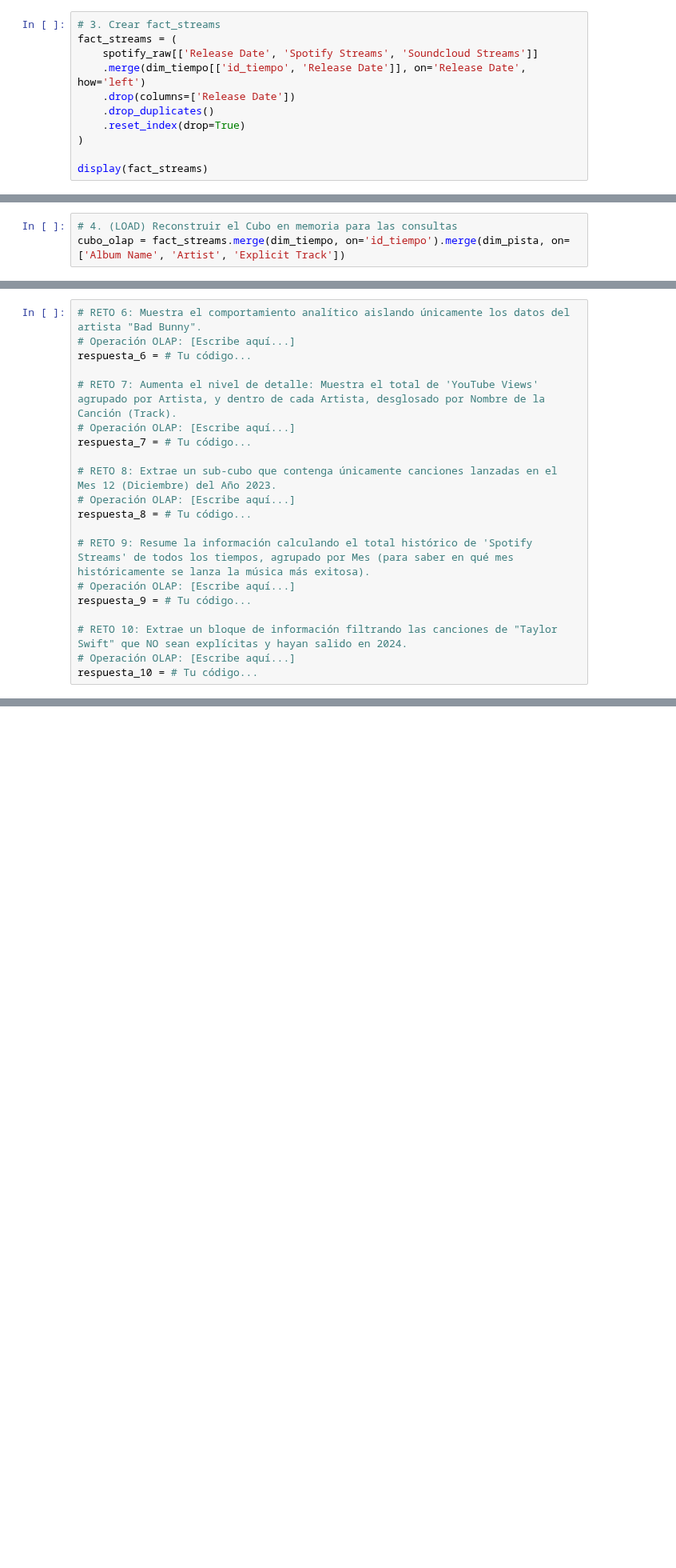
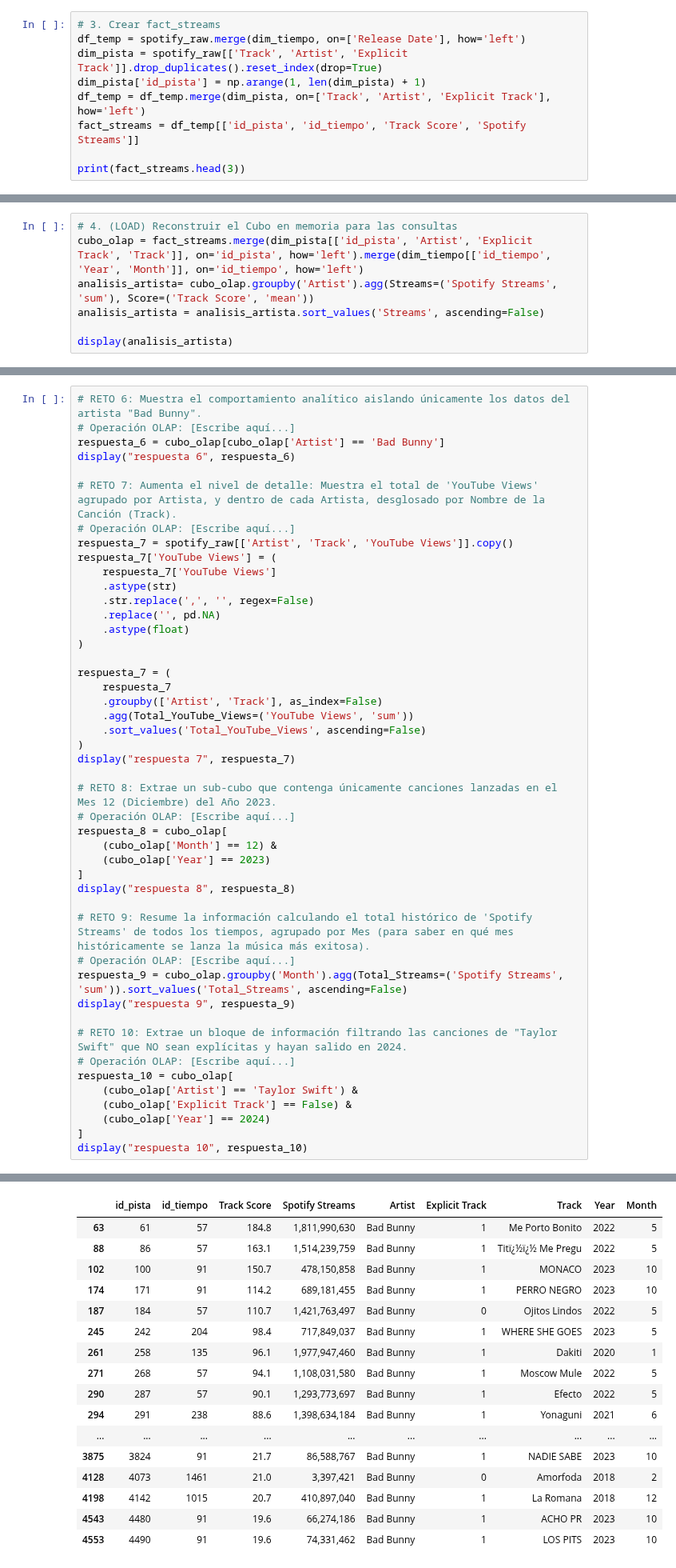
Before and after one commit to KllrMomo/DataMining, a Jupyter notebook: Parcial #2/03-OLAP_operations_exercise.ipynb, the cells around one changed output, grey strips where cells are left out. Shown at 80% size. Saved outputs shown, nothing was run; the diff lists cells and outputs as text; blank space fills up the shorter version.

Commit message:
05 Oct - OLAP en Spotify Terminado

```diff
--- a/Parcial #2/03-OLAP_operations_exercise.ipynb
+++ b/Parcial #2/03-OLAP_operations_exercise.ipynb
@@ -83,13 +90,11 @@ display(dim_pista)
 4176 rows × 3 columns
 # %%
 # 3. Crear fact_streams
-fact_streams = (
-    spotify_raw[['Release Date', 'Spotify Streams', 'Soundcloud Streams']]
-    .merge(dim_tiempo[['id_tiempo', 'Release Date']], on='Release Date', how='left')
-    .drop(columns=['Release Date'])
-    .drop_duplicates()
-    .reset_index(drop=True)
-)
+df_temp = spotify_raw.merge(dim_tiempo, on=['Release Date'], how='left')
+dim_pista = spotify_raw[['Track', 'Artist', 'Explicit Track']].drop_duplicates().reset_index(drop=True)
+dim_pista['id_pista'] = np.arange(1, len(dim_pista) + 1)
+df_temp = df_temp.merge(dim_pista, on=['Track', 'Artist', 'Explicit Track'], how='left')
+fact_streams = df_temp[['id_pista', 'id_tiempo', 'Track Score', 'Spotify Streams']]
 
-display(fact_streams)
+print(fact_streams.head(3))
 # %% [output]
@@ -109,4 +105,8 @@ display(fact_streams)
 # %%
 # 4. (LOAD) Reconstruir el Cubo en memoria para las consultas
-cubo_olap = fact_streams.merge(dim_tiempo, on='id_tiempo').merge(dim_pista, on=['Album Name', 'Artist', 'Explicit Track'])
+cubo_olap = fact_streams.merge(dim_pista[['id_pista', 'Artist', 'Explicit Track', 'Track']], on='id_pista', how='left').merge(dim_tiempo[['id_tiempo', 'Year', 'Month']], on='id_tiempo', how='left')
+analisis_artista= cubo_olap.groupby('Artist').agg(Streams=('Spotify Streams', 'sum'), Score=('Track Score', 'mean'))
+analisis_artista = analisis_artista.sort_values('Streams', ascending=False)
+
+display(analisis_artista)
 # %% [output]
@@ -156,20 +238,47 @@ respuesta_5 = # Tu código...
 # %%
 # RETO 6: Muestra el comportamiento analítico aislando únicamente los datos del artista "Bad Bunny".
 # Operación OLAP: [Escribe aquí...]
-respuesta_6 = # Tu código...
+respuesta_6 = cubo_olap[cubo_olap['Artist'] == 'Bad Bunny']
+display("respuesta 6", respuesta_6)
 
 # RETO 7: Aumenta el nivel de detalle: Muestra el total de 'YouTube Views' agrupado por Artista, y dentro de cada Artista, desglosado por Nombre de la Canción (Track).
 # Operación OLAP: [Escribe aquí...]
-respuesta_7 = # Tu código...
+respuesta_7 = spotify_raw[['Artist', 'Track', 'YouTube Views']].copy()
+respuesta_7['YouTube Views'] = (
+    respuesta_7['YouTube Views']
+    .astype(str)
+    .str.replace(',', '', regex=False)
+    .replace('', pd.NA)
+    .astype(float)
+)
+
+respuesta_7 = (
+    respuesta_7
+    .groupby(['Artist', 'Track'], as_index=False)
+    .agg(Total_YouTube_Views=('YouTube Views', 'sum'))
+    .sort_values('Total_YouTube_Views', ascending=False)
+)
+display("respuesta 7", respuesta_7)
 
 # RETO 8: Extrae un sub-cubo que contenga únicamente canciones lanzadas en el Mes 12 (Diciembre) del Año 2023.
 # Operación OLAP: [Escribe aquí...]
-respuesta_8 = # Tu código...
+respuesta_8 = cubo_olap[
+    (cubo_olap['Month'] == 12) &
+    (cubo_olap['Year'] == 2023)
+]
+display("respuesta 8", respuesta_8)
 
 # RETO 9: Resume la información calculando el total histórico de 'Spotify Streams' de todos los tiempos, agrupado por Mes (para saber en qué mes históricamente se lanza la música más exitosa).
 # Operación OLAP: [Escribe aquí...]
-respuesta_9 = # Tu código...
+respuesta_9 = cubo_olap.groupby('Month').agg(Total_Streams=('Spotify Streams', 'sum')).sort_values('Total_Streams', ascending=False)
+display("respuesta 9", respuesta_9)
 
 # RETO 10: Extrae un bloque de información filtrando las canciones de "Taylor Swift" que NO sean explícitas y hayan salido en 2024.
 # Operación OLAP: [Escribe aquí...]
-respuesta_10 = # Tu código...
+respuesta_10 = cubo_olap[
+    (cubo_olap['Artist'] == 'Taylor Swift') &
+    (cubo_olap['Explicit Track'] == False) &
+    (cubo_olap['Year'] == 2024)
+]
+display("respuesta 10", respuesta_10)
+# %% [output]
@@ -175,0 +286,17 @@ respuesta_10 = # Tu código...
+|  | id_pista | id_tiempo | Track Score | Spotify Streams | Artist | Explicit Track | Track | Year | Month |
+| 63 | 61 | 57 | 184.8 | 1,811,990,630 | Bad Bunny | 1 | Me Porto Bonito | 2022 | 5 |
+| 88 | 86 | 57 | 163.1 | 1,514,239,759 | Bad Bunny | 1 | Titï¿½ï¿½ Me Pregu | 2022 | 5 |
+| 102 | 100 | 91 | 150.7 | 478,150,858 | Bad Bunny | 1 | MONACO | 2023 | 10 |
+| 174 | 171 | 91 | 114.2 | 689,181,455 | Bad Bunny | 1 | PERRO NEGRO | 2023 | 10 |
+| 187 | 184 | 57 | 110.7 | 1,421,763,497 | Bad Bunny | 0 | Ojitos Lindos | 2022 | 5 |
+| 245 | 242 | 204 | 98.4 | 717,849,037 | Bad Bunny | 1 | WHERE SHE GOES | 2023 | 5 |
+| 261 | 258 | 135 | 96.1 | 1,977,947,460 | Bad Bunny | 1 | Dakiti | 2020 | 1 |
+| 271 | 268 | 57 | 94.1 | 1,108,031,580 | Bad Bunny | 1 | Moscow Mule | 2022 | 5 |
+| 290 | 287 | 57 | 90.1 | 1,293,773,697 | Bad Bunny | 1 | Efecto | 2022 | 5 |
+| 294 | 291 | 238 | 88.6 | 1,398,634,184 | Bad Bunny | 1 | Yonaguni | 2021 | 6 |
+| ... | ... | ... | ... | ... | ... | ... | ... | ... | ... |
+| 3875 | 3824 | 91 | 21.7 | 86,588,767 | Bad Bunny | 1 | NADIE SABE | 2023 | 10 |
+| 4128 | 4073 | 1461 | 21.0 | 3,397,421 | Bad Bunny | 0 | Amorfoda | 2018 | 2 |
+| 4198 | 4142 | 1015 | 20.7 | 410,897,040 | Bad Bunny | 1 | La Romana | 2018 | 12 |
+| 4543 | 4480 | 91 | 19.6 | 66,274,186 | Bad Bunny | 1 | ACHO PR | 2023 | 10 |
+| 4553 | 4490 | 91 | 19.6 | 74,331,462 | Bad Bunny | 1 | LOS PITS | 2023 | 10 |
```
Also changed, not shown: parts of 5 cells of this notebook.
